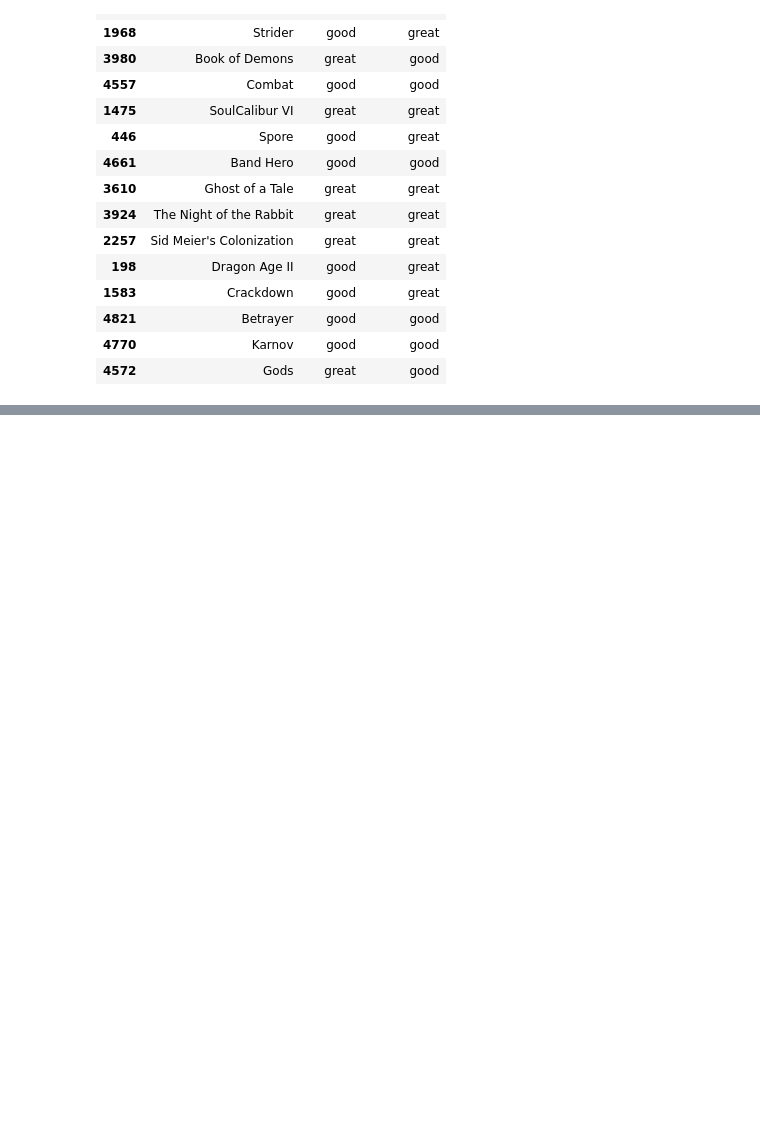
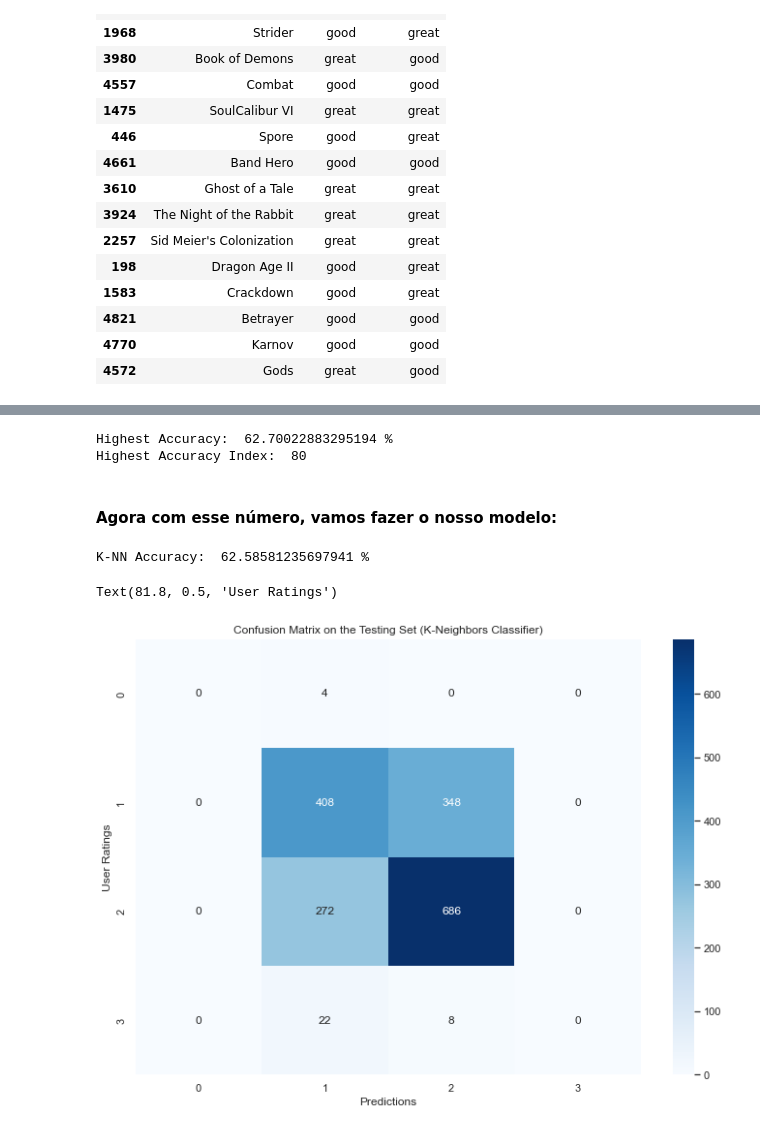
Before and after one commit to PRCSousa/Game-Review-Prediction, a Jupyter notebook: review_prediction.ipynb, the cells around one changed output, grey strips where cells are left out. Cells and saved outputs as stored; diff of their text form; code cells hidden in the pictures; blank space fills up the shorter version.

```diff
--- a/review_prediction.ipynb
+++ b/review_prediction.ipynb
@@ -201,0 +245,27 @@ ReviewPrediction.head(15)
+# %%
+highest_acc = max(test_accuracy)
+highest_acc_index = np.argmax(test_accuracy, axis= 0)
+
+print("Highest Accuracy: ", (highest_acc * 100), "%")
+print("Highest Accuracy Index: ", highest_acc_index)
+# %% [output]
+Highest Accuracy:  62.70022883295194 %
+Highest Accuracy Index:  80
+# %% [markdown]
+#### Agora com esse número, vamos fazer o nosso modelo:
+# %%
+knn = sknn.KNeighborsClassifier(n_neighbors = highest_acc_index)
+knn.fit(X2_train, Y2_train)
+Y2_pred = knn.predict(X2_test)
+print("K-NN Accuracy: ", (knn.score(X2_test, Y2_test) * 100), "%")
+# %% [output]
+K-NN Accuracy:  62.58581235697941 %
+# %%
+cm = sk.metrics.confusion_matrix(Y2_test,Y2_pred)
+tcm = sns.heatmap(cm,annot=True,fmt="d",cmap = "Blues")
+tcm.set_title("Confusion Matrix on the Testing Set (K-Neighbors Classifier)")
+tcm.set_xlabel("Predictions")
+tcm.set_ylabel("User Ratings")
+# %% [output]
+Text(81.8, 0.5, 'User Ratings')
+[figure, added]
```
Also changed, not shown: parts of 13 cells of this notebook.
